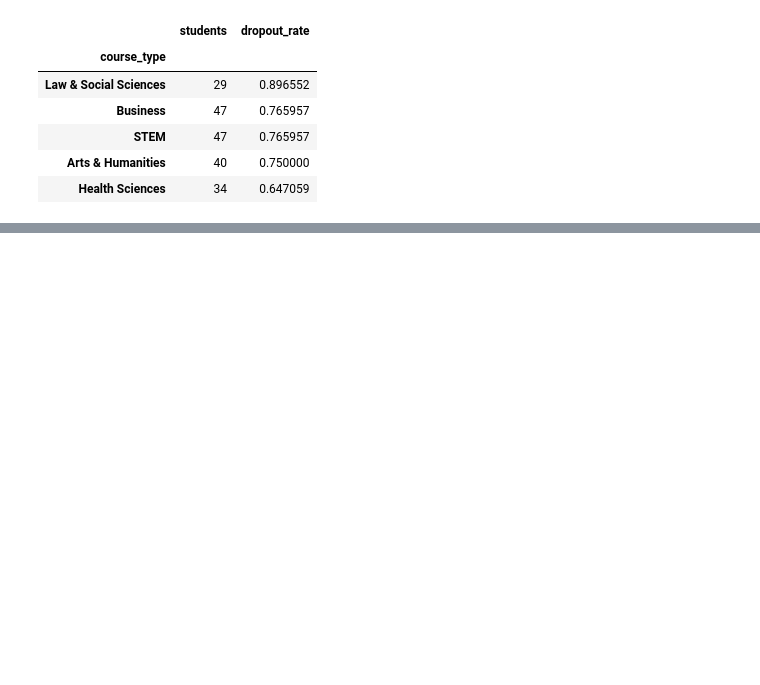
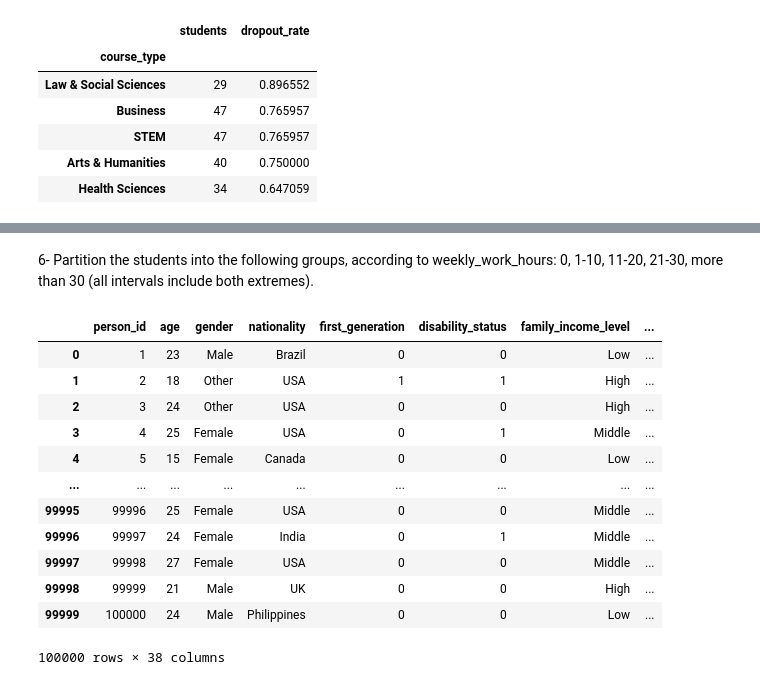
Before and after one commit to epedrazzoli2-prog/cs-projects, a Jupyter notebook: esame.ipynb, the cells around one changed output, grey strips where cells are left out. Cells and saved outputs as stored; diff of their text form; code cells hidden in the pictures; blank space fills up the shorter version.

```diff
--- a/esame.ipynb
+++ b/esame.ipynb
@@ -64,0 +127,23 @@ at_risk_by_course
+# %% [markdown]
+6- Partition the students into the following groups, according to weekly_work_hours: 0, 1-10, 11-20, 21-30, more than 30 (all intervals include both extremes).
+# %%
+df.loc[df['weekly_work_hours'] == 0, 'wwh_group'] = '0'
+df.loc[(df['weekly_work_hours'] >= 1) & (df['weekly_work_hours'] <= 10), 'wwh_group'] = '1-10'
+df.loc[(df['weekly_work_hours'] >= 11) & (df['weekly_work_hours'] <= 20), 'wwh_group'] = '11-20'
+df.loc[(df['weekly_work_hours'] >= 21) & (df['weekly_work_hours'] <= 30), 'wwh_group'] = '21-30'
+df.loc[df['weekly_work_hours'] > 30, 'wwh_group'] = 'more than 30'
+df
+# %% [output]
+|  | person_id | age | gender | nationality | first_generation | disability_status | family_income_level | ... |
+| 0 | 1 | 23 | Male | Brazil | 0 | 0 | Low | ... |
+| 1 | 2 | 18 | Other | USA | 1 | 1 | High | ... |
+| 2 | 3 | 24 | Other | USA | 0 | 0 | High | ... |
+| 3 | 4 | 25 | Female | USA | 0 | 1 | Middle | ... |
+| 4 | 5 | 15 | Female | Canada | 0 | 0 | Low | ... |
+| ... | ... | ... | ... | ... | ... | ... | ... | ... |
+| 99995 | 99996 | 25 | Female | USA | 0 | 0 | Middle | ... |
+| 99996 | 99997 | 24 | Female | India | 0 | 1 | Middle | ... |
+| 99997 | 99998 | 27 | Female | USA | 0 | 0 | Middle | ... |
+| 99998 | 99999 | 21 | Male | UK | 0 | 0 | High | ... |
+| 99999 | 100000 | 24 | Male | Philippines | 0 | 0 | Low | ... |
+100000 rows × 38 columns
```
Also changed, not shown: parts of 7 cells of this notebook.
